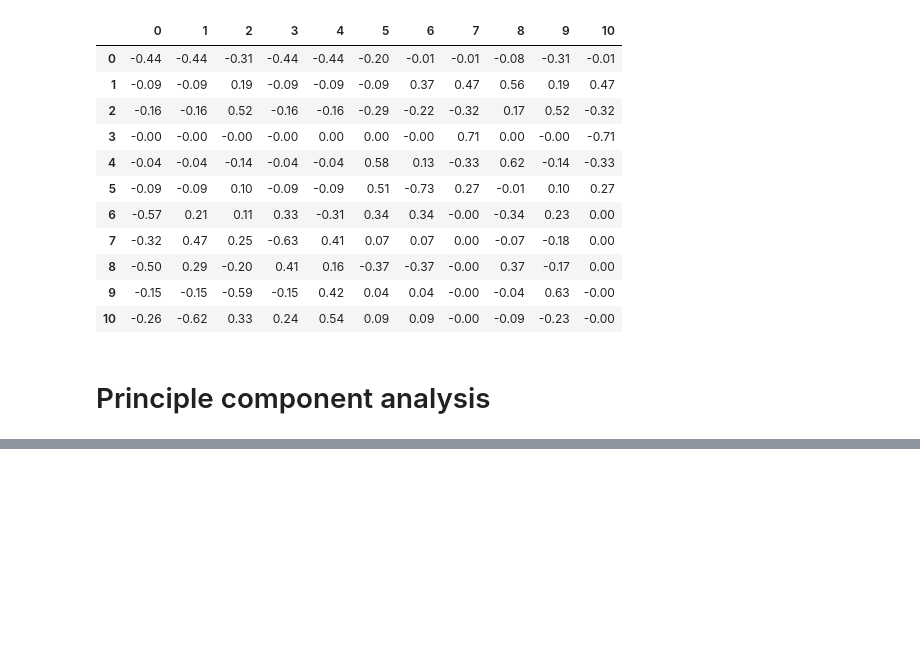
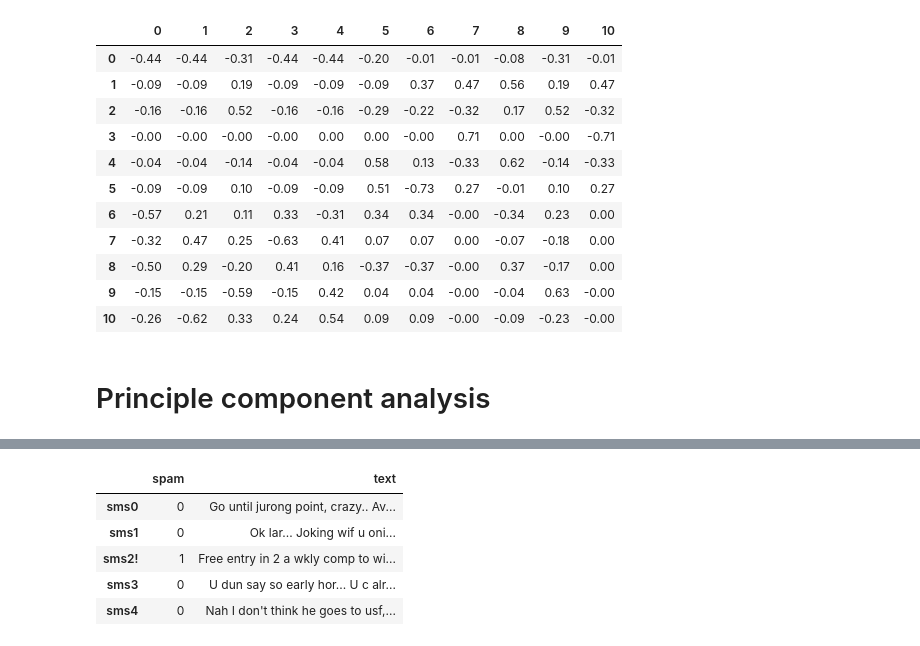
Before and after one commit to hieundx/nlp-in-action, a Jupyter notebook: 4 - semantic analysis.ipynb, the cells around one changed output, grey strips where cells are left out. Saved outputs shown, nothing was run; the diff lists cells and outputs as text; code cells hidden in the pictures; blank space fills up the shorter version.

```diff
--- a/4 - semantic analysis.ipynb
+++ b/4 - semantic analysis.ipynb
@@ -240,0 +286,11 @@ pd.DataFrame(Vt).round(2)
+# %%
+index = ['sms{}{}'.format(i, '!'*j) for (i, j) in zip(range(len(sms)), sms.spam)]
+sms.index = index
+sms.head(5)
+# %% [output]
+|  | spam | text |
+| sms0 | 0 | Go until jurong point, crazy.. Av... |
+| sms1 | 0 | Ok lar... Joking wif u oni... |
+| sms2! | 1 | Free entry in 2 a wkly comp to wi... |
+| sms3 | 0 | U dun say so early hor... U c alr... |
+| sms4 | 0 | Nah I don't think he goes to usf,... |
```
Also changed, not shown: parts of 9 cells of this notebook.
